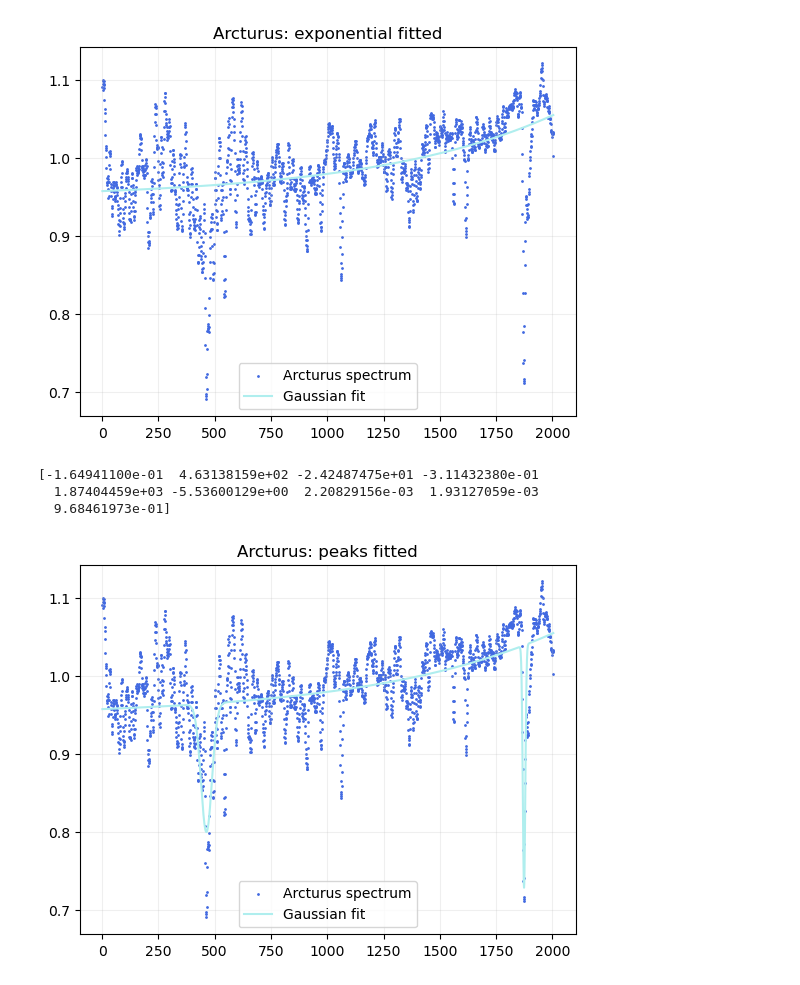
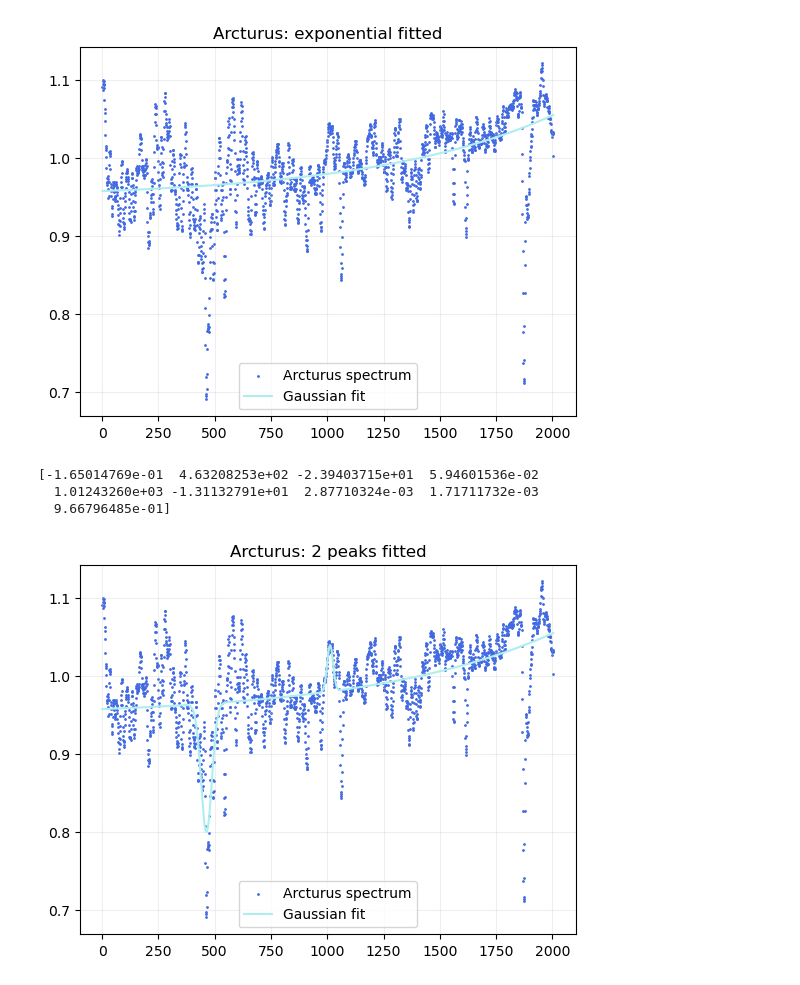
Before and after one commit to Timobrenn/G99-Spectroscopy, a Jupyter notebook: FWHM-arcturus.ipynb, the cells around one changed output. Saved outputs shown, nothing was run; the diff lists cells and outputs as text; code cells hidden in the pictures.

Commit message:
feat: FWHM + pretty graph with gaussian & exponential fit done for Arcturus

```diff
--- a/FWHM-arcturus.ipynb
+++ b/FWHM-arcturus.ipynb
@@ -85,11 +86,12 @@ close(fig)
 # %%
 # questionably short
 
-beta, pcov2 = curve_fit(f_gaussian, x_range, dat_smooth, p0=(-0.4, 1900, 50, 1.1))
-a2,m2,s2,z2=beta
-z = np.mean([z1,z2])
+#fitting the last peak
+beta, pcov5 = curve_fit(f_gaussian, x_range, dat_smooth, p0=(-0.4, 1900, 50, 1.1))
+a5,m5,s5,z5=beta
+z = np.mean([z1,z5])
 
-f_composed = f_gaussian(x_range,a1,m1,s1,z)+f_gaussian(x_range,a2,m2,s2,0)
+f_composed = f_gaussian(x_range,a1,m1,s1,z)+f_gaussian(x_range,a5,m5,s5,0)
 fig=figure()
 frame=fig.add_subplot(1,1,1)
 frame.scatter(x_range,dat_smooth,color="royalblue", label="Arcturus spectrum",s=1)
@@ -102,10 +104,12 @@ close(fig)
 # %% [output]
 [figure]
 # %%
-def f_superb(x,a1,m1,s1, a2,m2,s2, a,b,z):
+def f_superb(x,a1,m1,s1, a5,m5,s5, a,b,z):
     """Returns a combination of 2 Gaussians plotted on an exponential"""
-
-    return a1 * np.exp(-(x - m1) * (x - m1) / (2.0 * s1 * s1)) + a2 * np.exp(-(x - m2) * (x - m2) / (2.0 * s2 * s2)) +a*np.exp(b*x)+z
+    gaussian1 = a1 * np.exp(-(x - m1) ** 2 / (2.0 * s1 ** 2))
+    gaussian2 = a5 * np.exp(-(x - m5) ** 2 / (2.0 * s5 ** 2))
+    exponential = a * np.exp(b * x) + z
+    return gaussian1 + gaussian2 + exponential
 
 beta, pcov_exp = curve_fit(f_exp,x_range,dat_smooth,p0=(1,0.0001,1))
 print(beta)
@@ -125,29 +129,29 @@ close(fig)
 [figure]
 # %%
 D1=np.array([a1,m1,s1])
-D2=np.array([a2,m2,s2])
+D5=np.array([a5,m5,s5])
 D_exp=np.array([exp_a,exp_b,1])
 
 # fitting again to the superb function
 
 beta,pcov =curve_fit(f_superb, x_range, dat_smooth, p0=np.concatenate([D1, D2, D_exp]))
-np.concatenate([D1, D2, D_exp])
-a1,m1,s1,a2,m2,s2,a,b,z=beta
+np.concatenate([D1, D5, D_exp])
+a1,m1,s1,a5,m5,s5,a,b,z=beta
 print(beta)
 
 #printing the final fit
 
 fig=figure()
 frame=fig.add_subplot(1,1,1)
 frame.scatter(x_range,dat_smooth,color="royalblue", label="Arcturus spectrum",s=1)
-frame.plot(x_range,f_superb(x_range,a1,m1,s1,a2,m2,s2,exp_a,exp_b,exp_z),color="paleturquoise", label="Gaussian fit")
-frame.set_title("Arcturus: peaks fitted")
+frame.plot(x_range,f_superb(x_range,a1,m1,s1,a5,m5,s5,exp_a,exp_b,exp_z),color="paleturquoise", label="Gaussian fit")
+frame.set_title("Arcturus: 2 peaks fitted")
 frame.grid(alpha=0.2)
 frame.legend()
 show()
 close(fig)
 # %% [output]
-[-1.64941100e-01  4.63138159e+02 -2.42487475e+01 -3.11432380e-01
-  1.87404459e+03 -5.53600129e+00  2.20829156e-03  1.93127059e-03
-  9.68461973e-01]
+[-1.65014769e-01  4.63208253e+02 -2.39403715e+01  5.94601536e-02
+  1.01243260e+03 -1.31132791e+01  2.87710324e-03  1.71711732e-03
+  9.66796485e-01]
-[figure, old version]
+[figure, new version]
```
Also changed, not shown: parts of 4 cells of this notebook.
